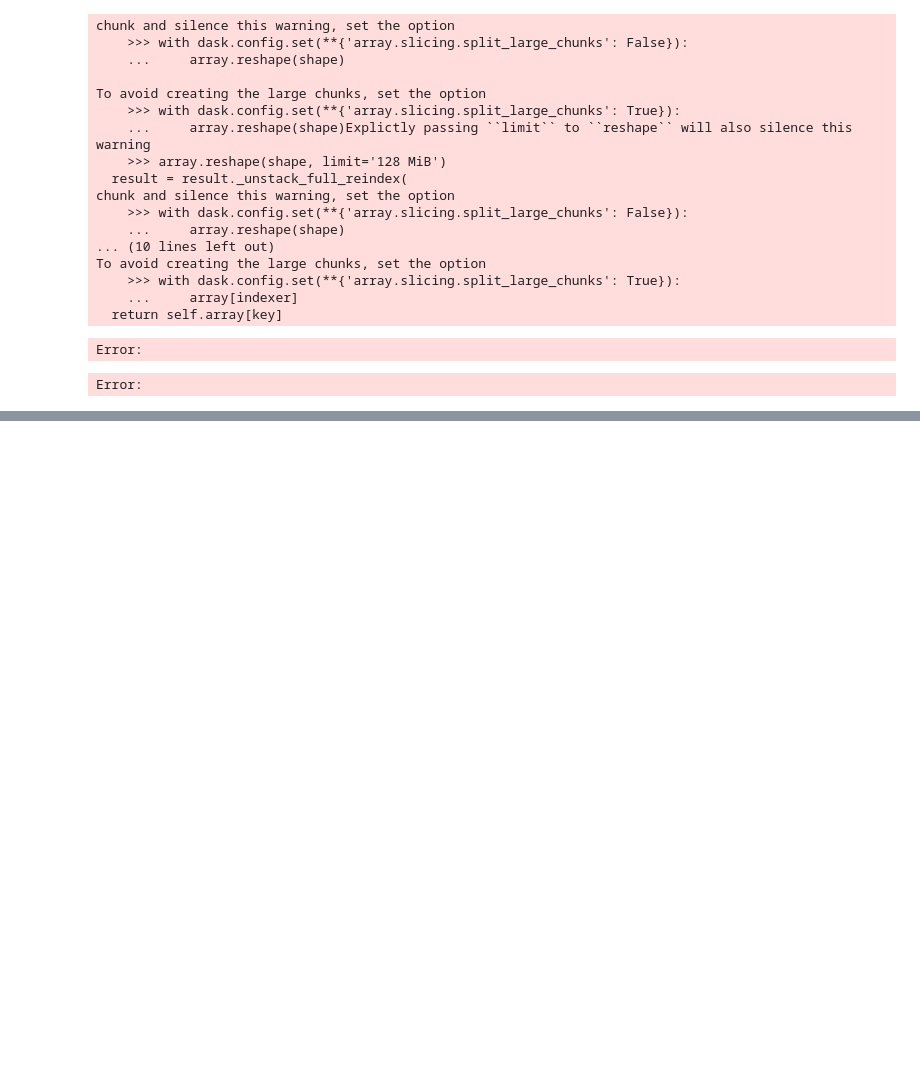
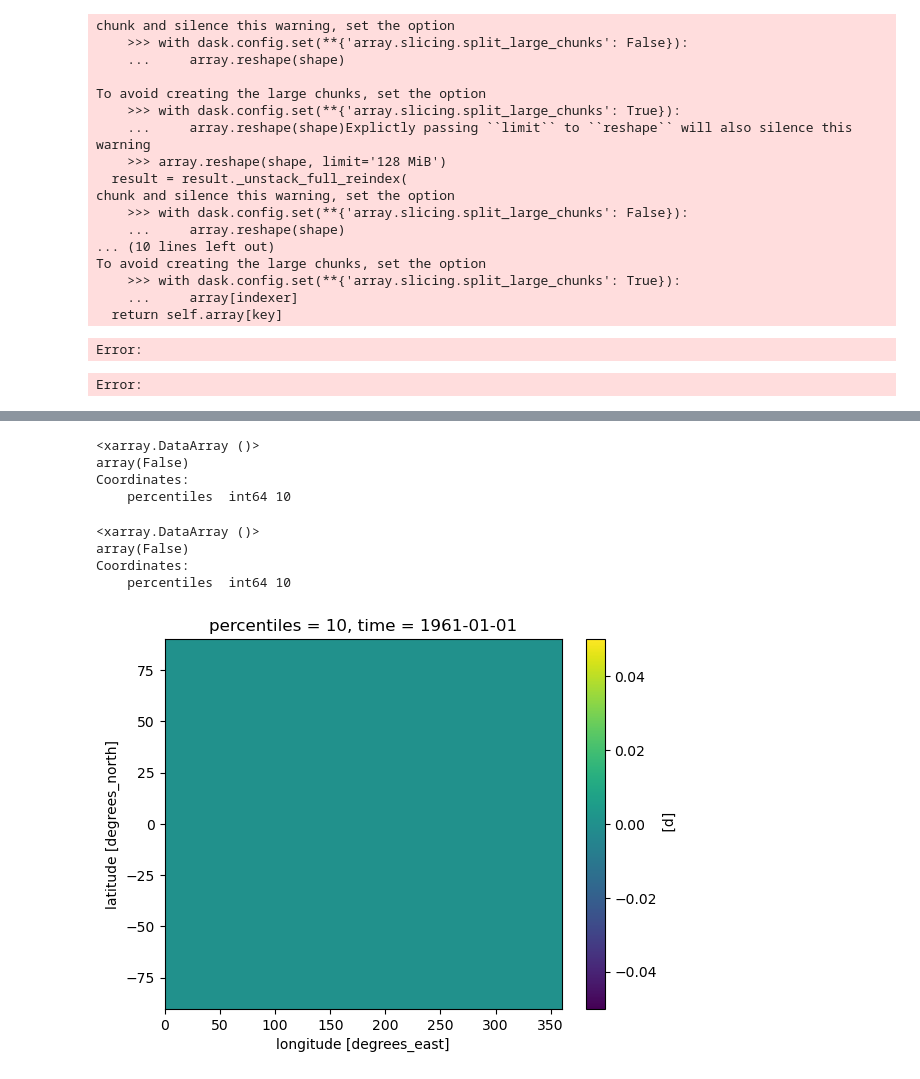
Before and after one commit to shiv3679/climate-indices, a Jupyter notebook: xclim/test-xclim.ipynb, the cells around one changed output, grey strips where cells are left out. Cells and saved outputs as stored; diff of their text form; code cells hidden in the pictures; blank space fills up the shorter version.

```diff
--- a/xclim/test-xclim.ipynb
+++ b/xclim/test-xclim.ipynb
@@ -203,0 +249,6 @@ KeyError: 'lat'
+# %%
+from xclim.core.calendar import percentile_doy
+from xclim.indices import tx10p
+
+data = xr.open_dataset('/home/posiden/Documents/Datasets/tmax.nc')
+data
@@ -203,0 +270,4 @@ KeyError: 'lat'
+# %%
+tmax = data['t2m']
+tasmax_per = percentile_doy(tmax, per=10).sel(percentiles=10)
+tasmax_per
@@ -203,0 +292,17 @@ KeyError: 'lat'
+# %%
+cold_days = tx10p(tmax, tasmax_per)
+# %%
+print(cold_days.isnull().all())
+# %% [output]
+<xarray.DataArray ()>
+array(False)
+Coordinates:
+    percentiles  int64 10
+# %%
+cold_days.isel(time=0).plot()
+# %% [output]
+<xarray.DataArray ()>
+array(False)
+Coordinates:
+    percentiles  int64 10
+[figure, added]
```
Also changed, not shown: parts of 12 cells of this notebook.
